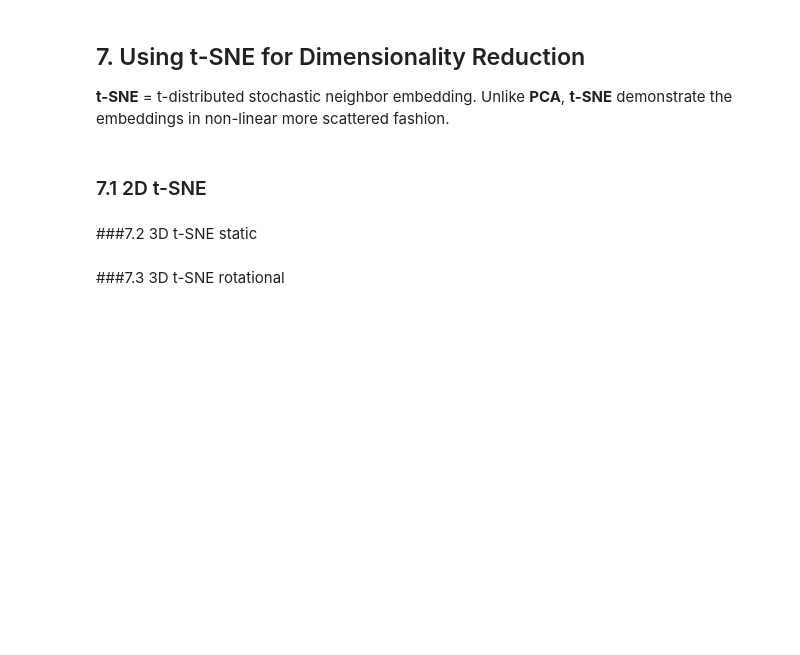
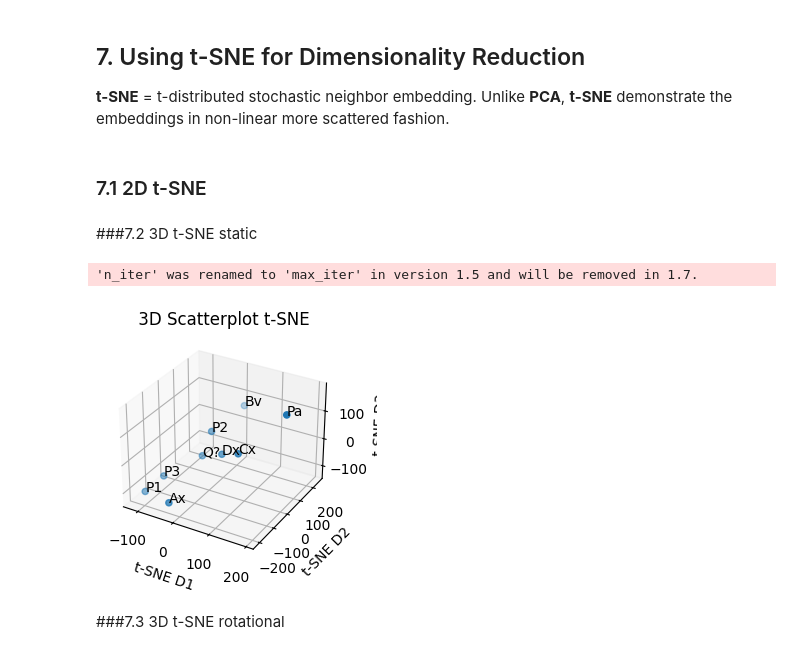
Before and after one commit to fengfrankgthb/Demonstrations, a Jupyter notebook: LIT_CeO2_embeddings.ipynb, the cells around one changed output. Saved outputs shown, nothing was run; the diff lists cells and outputs as text; code cells hidden in the pictures; blank space fills up the shorter version.

```diff
--- a/LIT_CeO2_embeddings.ipynb
+++ b/LIT_CeO2_embeddings.ipynb
@@ -686,28 +651,32 @@ plt.show()
 # %% [markdown]
 ###7.2 3D t-SNE static
 # %%
+# 3D Scatterplot t-SNE
 from sklearn.manifold import TSNE
 import matplotlib.pyplot as plt
 from mpl_toolkits.mplot3d import Axes3D
 
 # Reduce to 3 dimensions using t-SNE with a lower perplexity
 tsne_3d = TSNE(n_components=3, random_state=42, n_iter=300, perplexity=min(5, len(sentences) - 1))
 reduced_embeddings_tsne_3d = tsne_3d.fit_transform(embeddings)
 
 # Visualize the 3D embeddings
 fig_3d = plt.figure(figsize=(4, 3))
 ax_3d = fig_3d.add_subplot(111, projection='3d')
 scatter_3d = ax_3d.scatter(reduced_embeddings_tsne_3d[:, 0], reduced_embeddings_tsne_3d[:, 1], reduced_embeddings_tsne_3d[:, 2])
 
 # Annotate each point with the first letter of the sentence
 for i, txt in enumerate(sentences):
     ax_3d.text(reduced_embeddings_tsne_3d[i, 0], reduced_embeddings_tsne_3d[i, 1], reduced_embeddings_tsne_3d[i, 2], txt[:2])
 
 ax_3d.set_xlabel("t-SNE D1")
 ax_3d.set_ylabel("t-SNE D2")
 ax_3d.set_zlabel("t-SNE D3")
-ax_3d.set_title("3D Visualization of Sentence Embeddings (t-SNE)")
+ax_3d.set_title(" 3D Scatterplot t-SNE")
 plt.show()
+# %% [output]
+'n_iter' was renamed to 'max_iter' in version 1.5 and will be removed in 1.7.
+[figure, added]
 # %% [markdown]
 ###7.3 3D t-SNE rotational
 # %%
```
Also changed, not shown: parts of 13 cells of this notebook.
